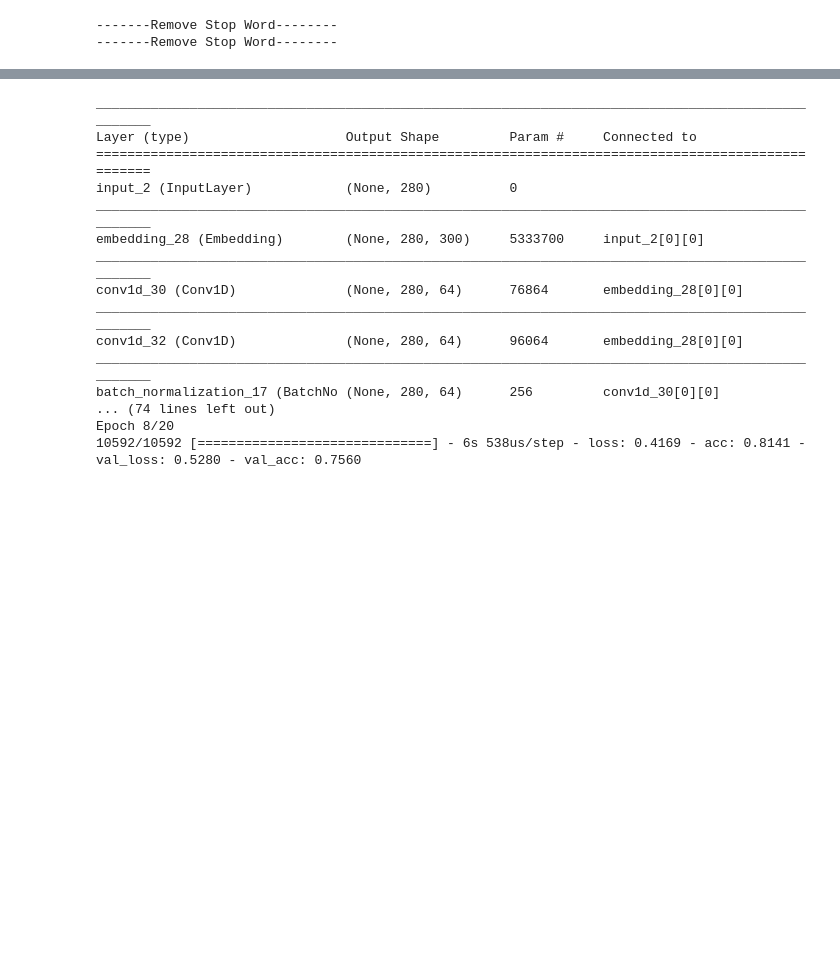
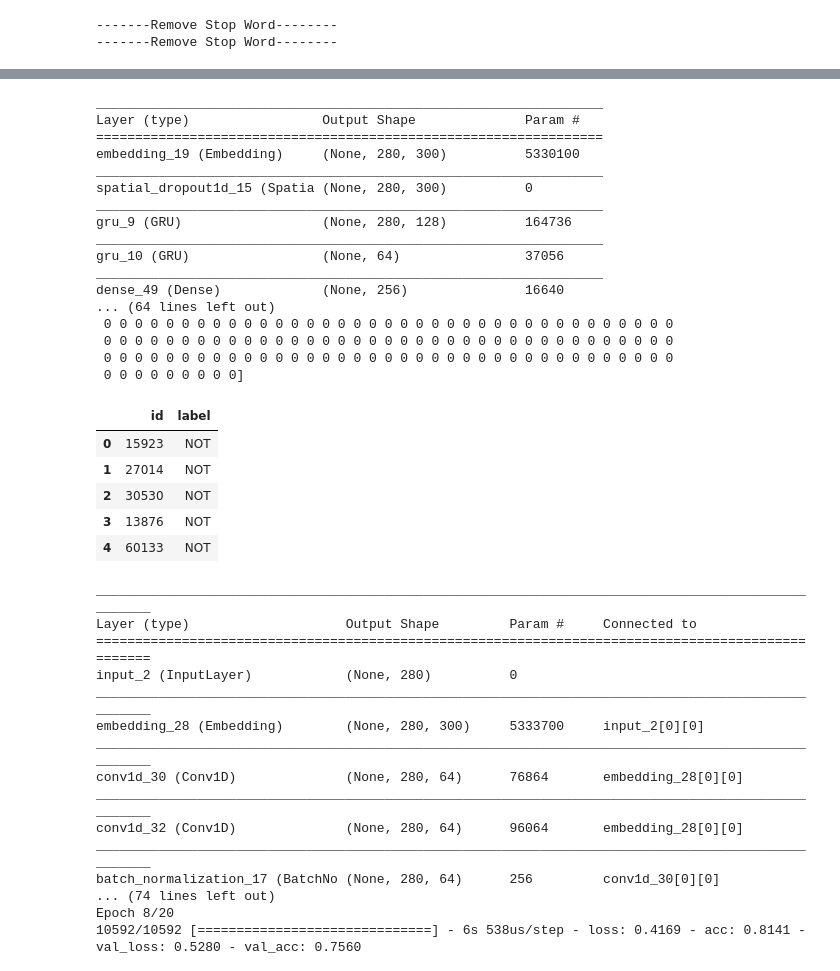
Before and after one commit to chendingyan/NLP490H, a Jupyter notebook: NLP_OffensEval.ipynb, the cells around one changed output, grey strips where cells are left out. Cells and saved outputs as stored; diff of their text form; code cells hidden in the pictures; blank space fills up the shorter version.

```diff
--- a/NLP_OffensEval.ipynb
+++ b/NLP_OffensEval.ipynb
@@ -577,3 +597,39 @@ Epoch 11/20
+# %%
+model= Deep_Neural_Network(x_a,y_a,'gru',embeddings_index)
+model.set_optimizer('rmsprop')
+model.train(epochs=20,batch_size=256)
+prediction = model.predict(x_test_a)
+print(prediction)
+model.save('task_a_gru.h5')
+
+prediction =lbl.inverse_transform(prediction)
+out = pd.DataFrame({'id':df_a.id.values,'label':prediction})
+out.to_csv('drive/My Drive/data/nlp_output/task_a_gru.csv',header=None, index=None)
+out.head()
+# %% [output]
+_________________________________________________________________
+Layer (type)                 Output Shape              Param #
+=================================================================
+embedding_19 (Embedding)     (None, 280, 300)          5330100
+_________________________________________________________________
+spatial_dropout1d_15 (Spatia (None, 280, 300)          0
+_________________________________________________________________
+gru_9 (GRU)                  (None, 280, 128)          164736
+_________________________________________________________________
+gru_10 (GRU)                 (None, 64)                37056
+_________________________________________________________________
+dense_49 (Dense)             (None, 256)               16640
+... (64 lines left out)
+ 0 0 0 0 0 0 0 0 0 0 0 0 0 0 0 0 0 0 0 0 0 0 0 0 0 0 0 0 0 0 0 0 0 0 0 0 0
+ 0 0 0 0 0 0 0 0 0 0 0 0 0 0 0 0 0 0 0 0 0 0 0 0 0 0 0 0 0 0 0 0 0 0 0 0 0
+ 0 0 0 0 0 0 0 0 0 0 0 0 0 0 0 0 0 0 0 0 0 0 0 0 0 0 0 0 0 0 0 0 0 0 0 0 0
+ 0 0 0 0 0 0 0 0 0]
+|  | id | label |
+| 0 | 15923 | NOT |
+| 1 | 27014 | NOT |
+| 2 | 30530 | NOT |
+| 3 | 13876 | NOT |
+| 4 | 60133 | NOT |
 # %%
 model= Deep_Neural_Network(x_a,y_a,'etextcnn',embeddings_index)
 model.set_optimizer('sgd',lr=0.0000001)
```
Also changed, not shown: parts of 40 cells of this notebook.
